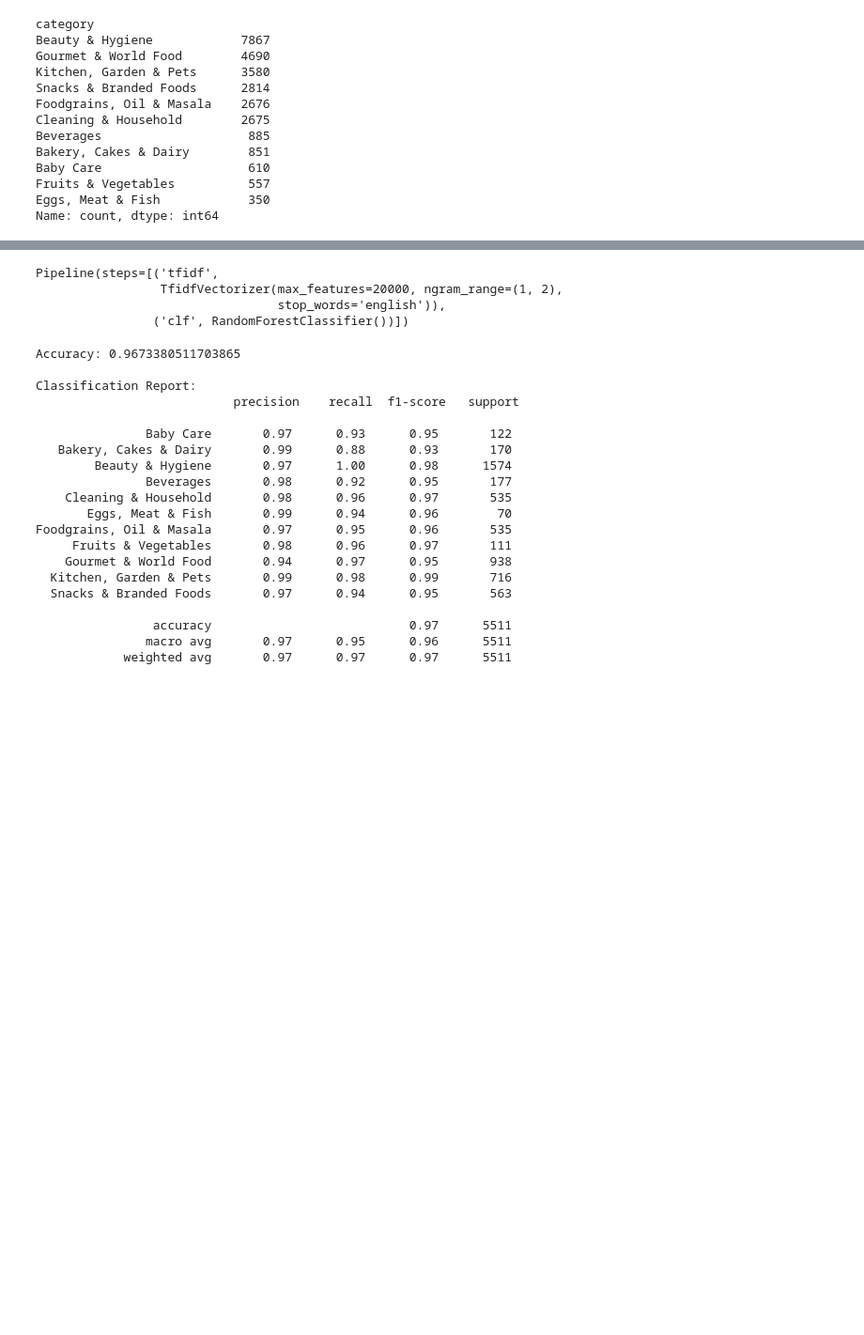
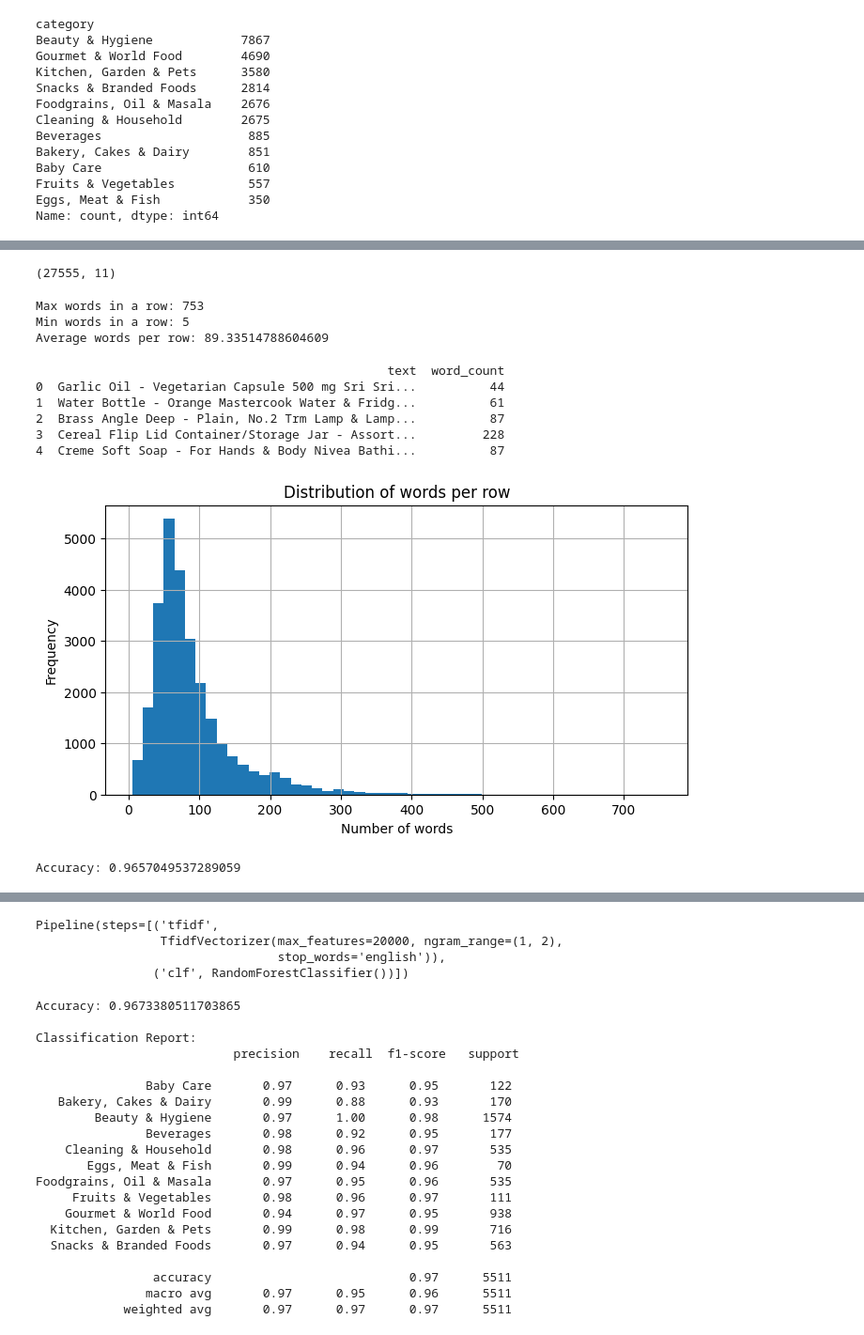
Before and after one commit to ka1817/BigBasket-SmartCart-AI-Assistant-for-BigBasket-Shopping, a Jupyter notebook: notebook/testing.ipynb, the cells around one changed output, grey strips where cells are left out. Shown at 94% size. Drawn from its saved outputs; the diff is of its cells as text; code cells hidden in the pictures; blank space fills up the shorter version.

```diff
--- a/notebook/testing.ipynb
+++ b/notebook/testing.ipynb
@@ -36,6 +52,40 @@ df["text"] = (
 
 X = df["text"]
 y = df[target]
+# %%
+df.shape
+# %% [output]
+(27555, 11)
+# %%
+# Split by whitespace and count
+df["word_count"] = df["text"].apply(lambda x: len(str(x).split()))
+# %%
+print("Max words in a row:", df["word_count"].max())
+print("Min words in a row:", df["word_count"].min())
+print("Average words per row:", df["word_count"].mean())
+# %% [output]
+Max words in a row: 753
+Min words in a row: 5
+Average words per row: 89.33514788604609
+# %%
+print(df[["text", "word_count"]].head())
+# %% [output]
+                                                text  word_count
+0  Garlic Oil - Vegetarian Capsule 500 mg Sri Sri...          44
+1  Water Bottle - Orange Mastercook Water & Fridg...          61
+2  Brass Angle Deep - Plain, No.2 Trm Lamp & Lamp...          87
+3  Cereal Flip Lid Container/Storage Jar - Assort...         228
+4  Creme Soft Soap - For Hands & Body Nivea Bathi...          87
+# %%
+import matplotlib.pyplot as plt
+
+df["word_count"].hist(bins=50, figsize=(8,4))
+plt.xlabel("Number of words")
+plt.ylabel("Frequency")
+plt.title("Distribution of words per row")
+plt.show()
+# %% [output]
+[figure, added]
 # %%
 X_train, X_test, y_train, y_test = train_test_split(
     X, y, test_size=0.2, random_state=42, stratify=y
@@ -43,9 +93,17 @@ X_train, X_test, y_train, y_test = train_test_split(
 # %%
 pipeline = Pipeline([
     ("tfidf", TfidfVectorizer(
-        max_features=20000,   # limit features for speed
-        ngram_range=(1,2),    # unigrams + bigrams
+        max_features=10000,
+        ngram_range=(1,2),
         stop_words="english"
     )),
     ("clf", LogisticRegression(class_weight="balanced"))
 ])
+
+pipeline.fit(X_train, y_train)
+
+y_pred = pipeline.predict(X_test)
+
+print("Accuracy:", accuracy_score(y_test, y_pred))
+# %% [output]
+Accuracy: 0.9657049537289059
```
Also changed, not shown: parts of 16 cells of this notebook, 6 other files.
